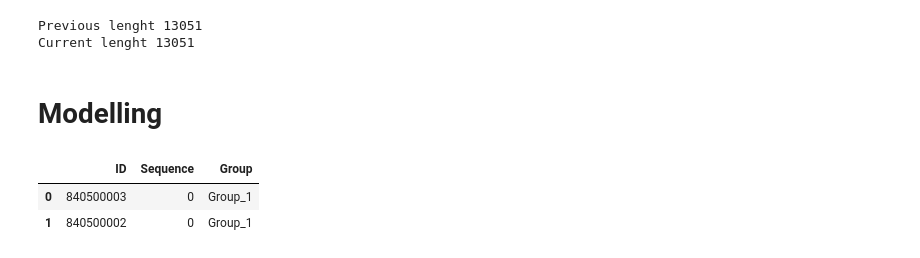
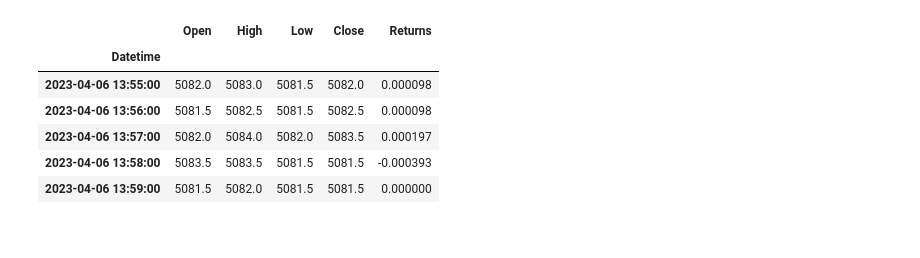
Before and after one commit to angelohomen/economic-events, a Jupyter notebook: main.ipynb, the cells around one changed output. Saved outputs shown, nothing was run; the diff lists cells and outputs as text; code cells hidden in the pictures.

```diff
--- a/main.ipynb
+++ b/main.ipynb
@@ -181,43 +0,0 @@ for group in df_groups.columns:
-# %%
-print(f'Previous lenght {len(dfEventsData)}')
-dfEventsData = pd.read_csv('EventsData.csv')
-dfEventsData['ReleaseTime'] = pd.to_datetime(dfEventsData['ReleaseTime'])
-dfEventsData['PercentChng'] = dfEventsData['ActualValue']/dfEventsData['PreviousValue']-1
-dfEventsData['DummyChng'] = 0
-dfEventsData.loc[dfEventsData['ActualValue']-dfEventsData['PreviousValue']>0, 'DummyChng'] = 1
-dfEventsData.loc[dfEventsData['ActualValue']-dfEventsData['PreviousValue']<0, 'DummyChng'] = -1
-dfEventsData['Date'] = dfEventsData['ReleaseTime'].apply(lambda x: datetime.datetime.strptime(str(x).split(' ')[0], '%Y-%m-%d'))
-dfEventsData['ReleaseTime'] = pd.to_datetime(dfEventsData['ReleaseTime'])
-dfEventsData = dfEventsData.set_index('ReleaseTime')
-dfEventsData = dfEventsData.sort_index()
-dfEventsData = dfEventsData.dropna()
-
-dict_data = {}
-i = 0
-data_to_append = {}
-for idx, data in dfEventsData.iterrows():
-    data_to_append[i] = {
-        'EventID': int(data['EventID']),
-        'EventName': dfEventsFromTo[int(data['EventID'])]['EventName'],
-        'ActualValue': data['ActualValue'],
-        'BinaryChng': data['DummyChng'],
-        'ReleaseTime': idx
-    }
-    i += 1
-dfReleases = pd.DataFrame.from_dict(data_to_append, orient='index')
-print(f'Current lenght {len(dfEventsData)}')
-# %% [output]
-Previous lenght 13051
-Current lenght 13051
-# %% [markdown]
-# Modelling
-# %%
-teste = pd.read_csv('GroupsOrderToPredict.csv')
-
-teste1 = teste[teste['Group']=='Group_1']
-teste2 = teste1[teste['Sequence']<teste[teste['ID']==840020027]['Sequence'].values[0]]
-teste2
-# %% [output]
-|  | ID | Sequence | Group |
-| 0 | 840500003 | 0 | Group_1 |
-| 1 | 840500002 | 0 | Group_1 |
@@ -349,0 +14,18 @@ for possible_columns in df_groups.columns:
+# %%
+dfMarketData = pd.read_csv('WDODATA.csv','\t')
+dfMarketData.columns = ['Date','Time','Open','High','Low','Close','TickVol','Vol','Spread']
+dfMarketData['Datetime'] = dfMarketData['Date'].str.replace('.','-') + ' ' + dfMarketData['Time']
+dfMarketData = dfMarketData[['Datetime','Open','High','Low','Close']]
+dfMarketData['Returns'] = dfMarketData['Close'].pct_change()
+dfMarketData['Datetime'] = pd.to_datetime(dfMarketData['Datetime'])
+dfMarketData = dfMarketData.set_index('Datetime')
+dfMarketData = dfMarketData.sort_index()
+dfMarketData.tail()
+# %% [output]
+|  | Open | High | Low | Close | Returns |
+| Datetime |  |  |  |  |  |
+| 2023-04-06 13:55:00 | 5082.0 | 5083.0 | 5081.5 | 5082.0 | 0.000098 |
+| 2023-04-06 13:56:00 | 5081.5 | 5082.5 | 5081.5 | 5082.5 | 0.000098 |
+| 2023-04-06 13:57:00 | 5082.0 | 5084.0 | 5082.0 | 5083.5 | 0.000197 |
+| 2023-04-06 13:58:00 | 5083.5 | 5083.5 | 5081.5 | 5081.5 | -0.000393 |
+| 2023-04-06 13:59:00 | 5081.5 | 5082.0 | 5081.5 | 5081.5 | 0.000000 |
```
Also changed, not shown: parts of 35 cells of this notebook, 4 other files.
